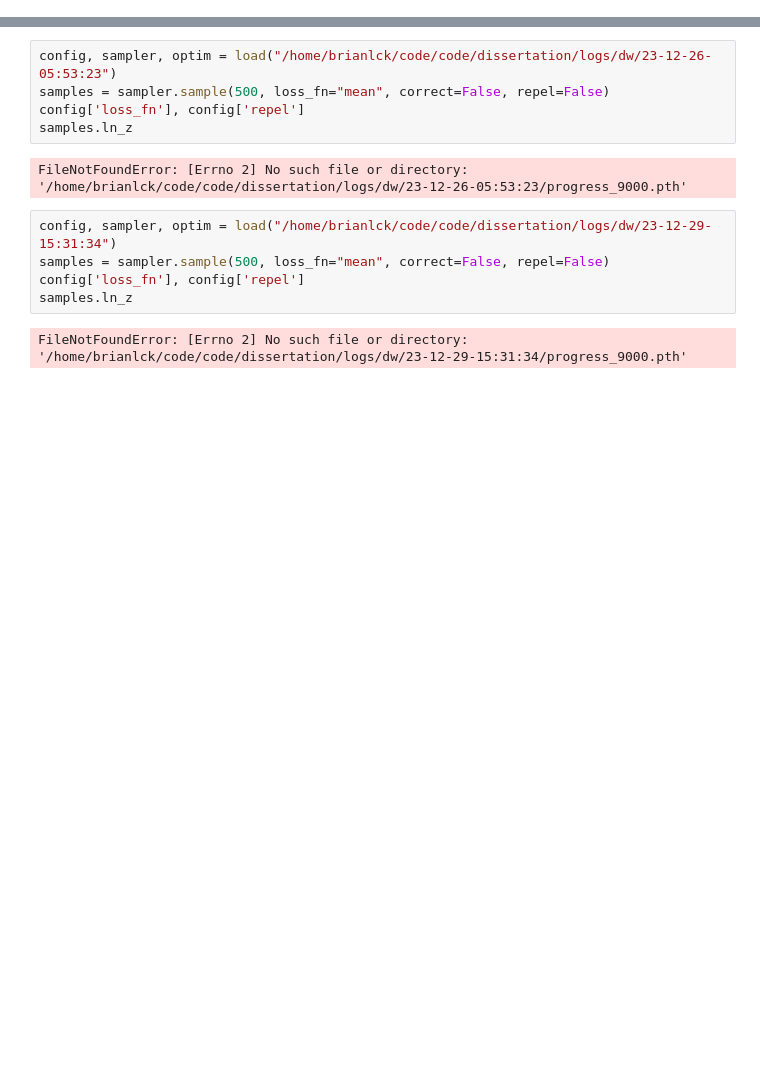
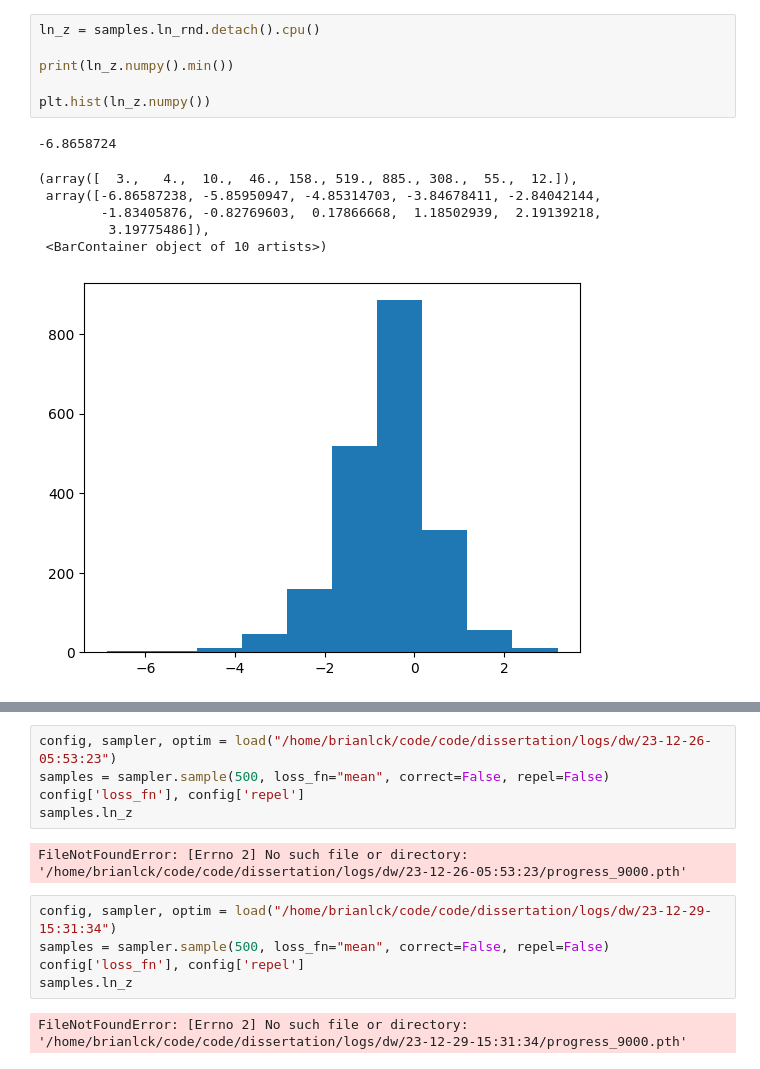
Before and after one commit to brianlck/dissertation, a Jupyter notebook: inspect.ipynb, the cells around one changed output, grey strips where cells are left out. Cells and saved outputs as stored; diff of their text form; blank space fills up the shorter version.

```diff
--- a/inspect.ipynb
+++ b/inspect.ipynb
@@ -30,3 +188,17 @@ samples.ln_z, samples.elbo,
+# %%
+ln_z = samples.ln_rnd.detach().cpu()
+
+print(ln_z.numpy().min())
+
+plt.hist(ln_z.numpy())
+# %% [output]
+-6.8658724
+(array([  3.,   4.,  10.,  46., 158., 519., 885., 308.,  55.,  12.]),
+ array([-6.86587238, -5.85950947, -4.85314703, -3.84678411, -2.84042144,
+        -1.83405876, -0.82769603,  0.17866668,  1.18502939,  2.19139218,
+         3.19775486]),
+ <BarContainer object of 10 artists>)
+[figure, added]
 # %%
 config, sampler, optim = load("/home/brianlck/code/code/dissertation/logs/dw/23-12-25-22:14:27")
 samples = sampler.sample(500, loss_fn="mean", correct=False, repel=True)
```
Also changed, not shown: parts of 14 cells of this notebook, 16 other files.
